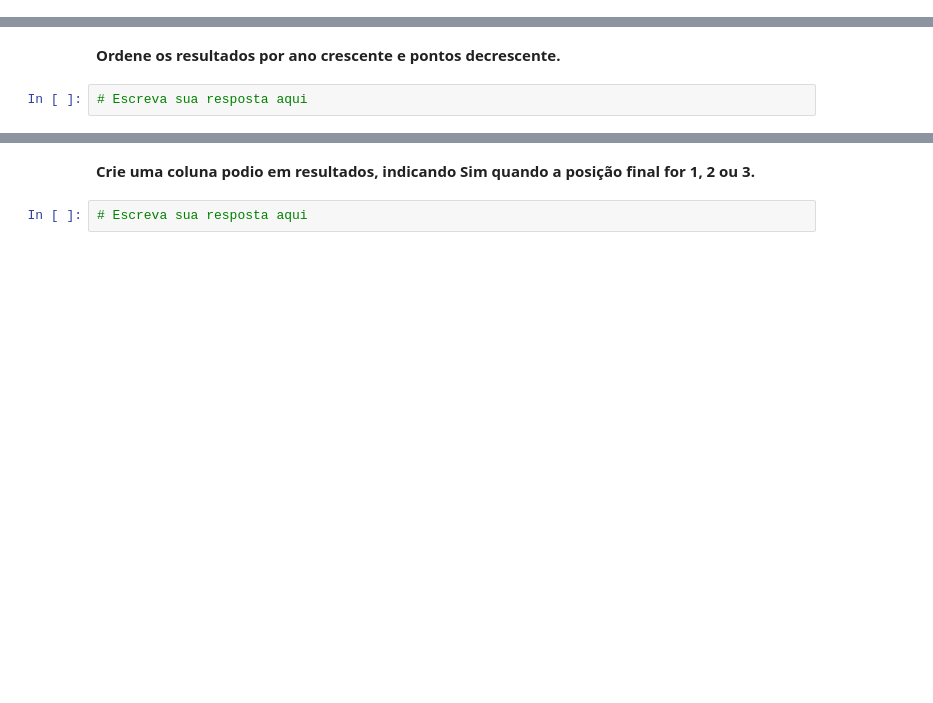
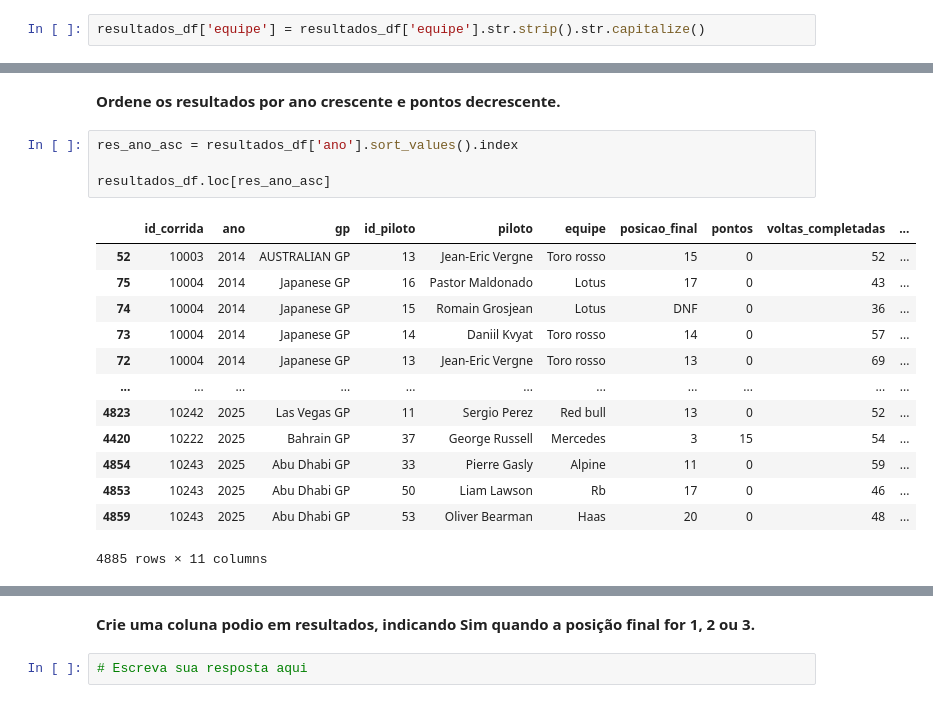
Before and after one commit to Somutt/revisao_py, a Jupyter notebook: 02_data_analysis/pandas_f1.ipynb, the cells around one changed output, grey strips where cells are left out. Saved outputs shown, nothing was run; the diff lists cells and outputs as text; blank space fills up the shorter version.

```diff
--- a/02_data_analysis/pandas_f1.ipynb
+++ b/02_data_analysis/pandas_f1.ipynb
@@ -502,3 +547,5 @@ A detecção de nulos não é capaz de ver valores em string vazios ou represent
 # %% [markdown]
 **Filtre resultados de **Ferrari** ou **Mercedes** com **pontos >= 15**. Atenção ao veneno textual.**
+# %%
+resultados_df['equipe'] = resultados_df['equipe'].str.strip().str.capitalize()
 # %%
@@ -506,4 +584,20 @@ A detecção de nulos não é capaz de ver valores em string vazios ou represent
 # %% [markdown]
 **Ordene os resultados por **ano** crescente e **pontos** decrescente.**
 # %%
-# Escreva sua resposta aqui
+res_ano_asc = resultados_df['ano'].sort_values().index
+
+resultados_df.loc[res_ano_asc]
+# %% [output]
+|  | id_corrida | ano | gp | id_piloto | piloto | equipe | posicao_final | pontos | voltas_completadas | ... |
+| 52 | 10003 | 2014 | AUSTRALIAN GP | 13 | Jean-Eric Vergne | Toro rosso | 15 | 0 | 52 | ... |
+| 75 | 10004 | 2014 | Japanese GP | 16 | Pastor Maldonado | Lotus | 17 | 0 | 43 | ... |
+| 74 | 10004 | 2014 | Japanese GP | 15 | Romain Grosjean | Lotus | DNF | 0 | 36 | ... |
+| 73 | 10004 | 2014 | Japanese GP | 14 | Daniil Kvyat | Toro rosso | 14 | 0 | 57 | ... |
+| 72 | 10004 | 2014 | Japanese GP | 13 | Jean-Eric Vergne | Toro rosso | 13 | 0 | 69 | ... |
+| ... | ... | ... | ... | ... | ... | ... | ... | ... | ... | ... |
+| 4823 | 10242 | 2025 | Las Vegas GP | 11 | Sergio Perez | Red bull | 13 | 0 | 52 | ... |
+| 4420 | 10222 | 2025 | Bahrain GP | 37 | George Russell | Mercedes | 3 | 15 | 54 | ... |
+| 4854 | 10243 | 2025 | Abu Dhabi GP | 33 | Pierre Gasly | Alpine | 11 | 0 | 59 | ... |
+| 4853 | 10243 | 2025 | Abu Dhabi GP | 50 | Liam Lawson | Rb | 17 | 0 | 46 | ... |
+| 4859 | 10243 | 2025 | Abu Dhabi GP | 53 | Oliver Bearman | Haas | 20 | 0 | 48 | ... |
+4885 rows × 11 columns
```
Also changed, not shown: parts of 6 cells of this notebook.
